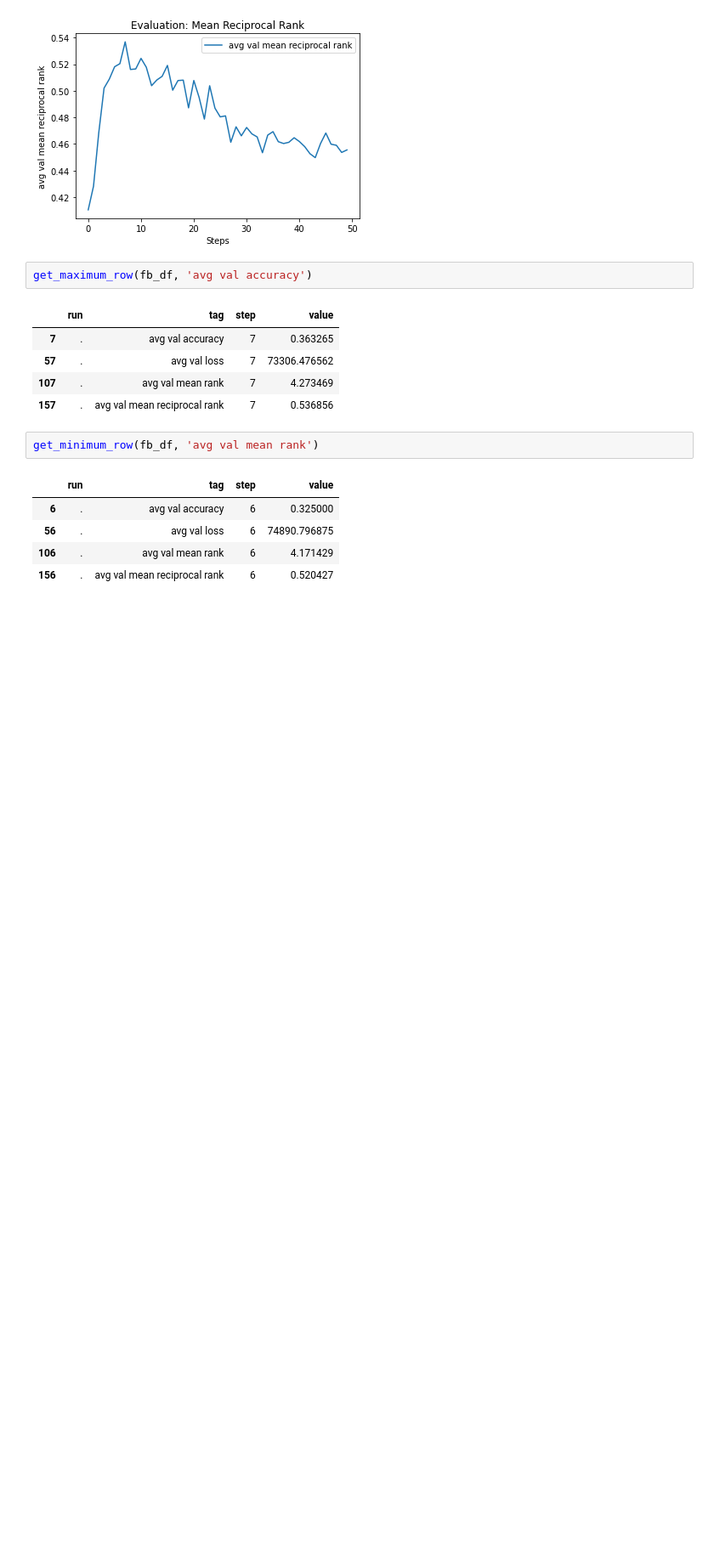
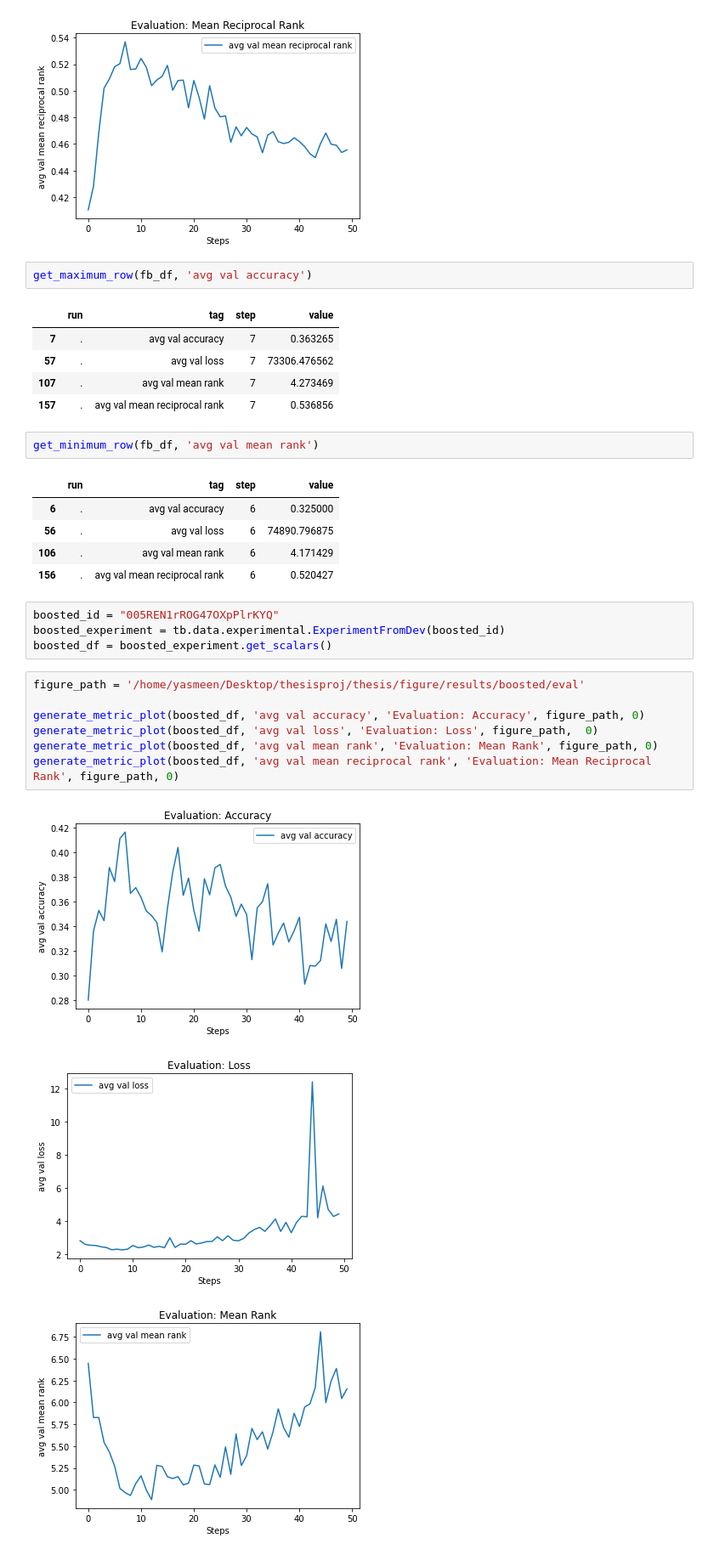
Before and after one commit to YasMME/thesisproj, a Jupyter notebook: TensorboardResultsAnalysis.ipynb, the cells around one changed output. Shown at 85% size. Saved outputs shown, nothing was run; the diff lists cells and outputs as text; blank space fills up the shorter version.

Commit message:
boosted dataset

```diff
--- a/TensorboardResultsAnalysis.ipynb
+++ b/TensorboardResultsAnalysis.ipynb
@@ -334,3 +334,18 @@ get_minimum_row(fb_df, 'avg val mean rank')
 | 56 | . | avg val loss | 6 | 74890.796875 |
 | 106 | . | avg val mean rank | 6 | 4.171429 |
 | 156 | . | avg val mean reciprocal rank | 6 | 0.520427 |
+# %%
+boosted_id = "005REN1rROG47OXpPlrKYQ"
+boosted_experiment = tb.data.experimental.ExperimentFromDev(boosted_id)
+boosted_df = boosted_experiment.get_scalars()
+# %%
+figure_path = '/home/yasmeen/Desktop/thesisproj/thesis/figure/results/boosted/eval'
+
+generate_metric_plot(boosted_df, 'avg val accuracy', 'Evaluation: Accuracy', figure_path, 0)
+generate_metric_plot(boosted_df, 'avg val loss', 'Evaluation: Loss', figure_path,  0)
+generate_metric_plot(boosted_df, 'avg val mean rank', 'Evaluation: Mean Rank', figure_path, 0)
+generate_metric_plot(boosted_df, 'avg val mean reciprocal rank', 'Evaluation: Mean Reciprocal Rank', figure_path, 0)
+# %% [output]
+[figure, added]
+[figure, added]
+[figure, added]
```
Also changed, not shown: parts of 3 cells of this notebook, 9 other files.
